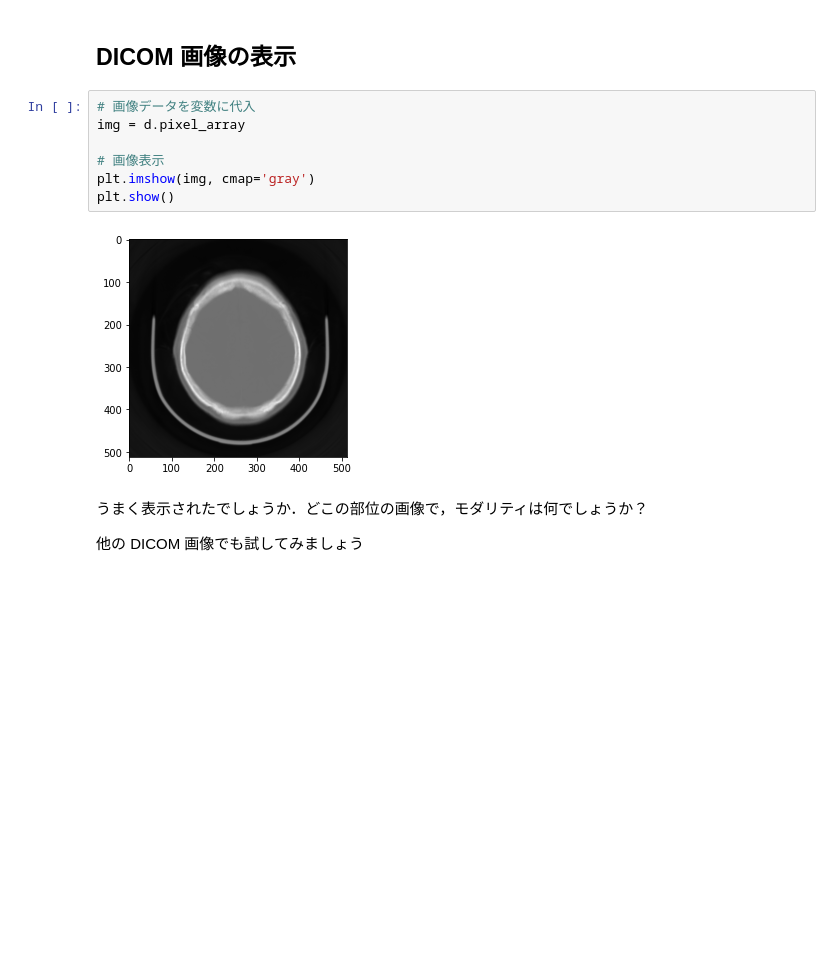
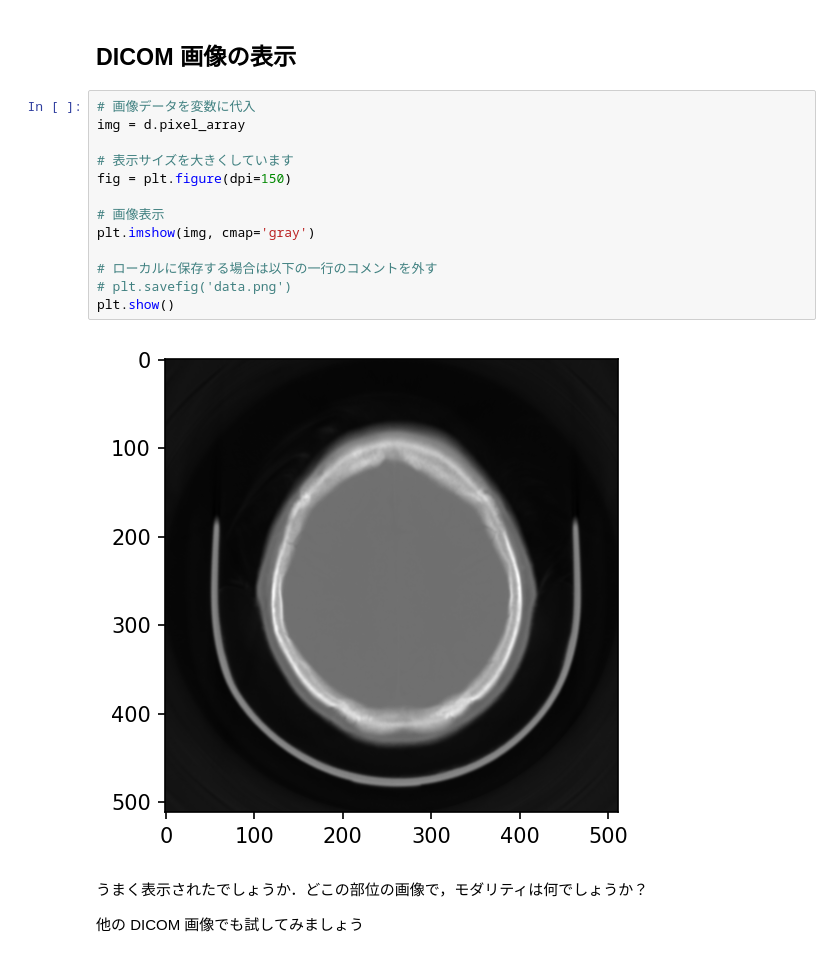
Before and after one commit to ryskks/usedicom, a Jupyter notebook: readDICOM.ipynb, the cells around one changed output. Drawn from its saved outputs; the diff is of its cells as text; blank space fills up the shorter version.

```diff
--- a/readDICOM.ipynb
+++ b/readDICOM.ipynb
@@ -72,12 +74,18 @@ Dataset.file_meta -------------------------------
 # %%
 # 画像データを変数に代入
 img = d.pixel_array
 
+# 表示サイズを大きくしています
+fig = plt.figure(dpi=150)
+
 # 画像表示
 plt.imshow(img, cmap='gray')
+
+# ローカルに保存する場合は以下の一行のコメントを外す
+# plt.savefig('data.png')
 plt.show()
 # %% [output]
-[figure, old version]
+[figure, new version]
 # %% [markdown]
 うまく表示されたでしょうか．どこの部位の画像で，モダリティは何でしょうか？
 
```
Also changed, not shown: parts of 2 cells of this notebook.
